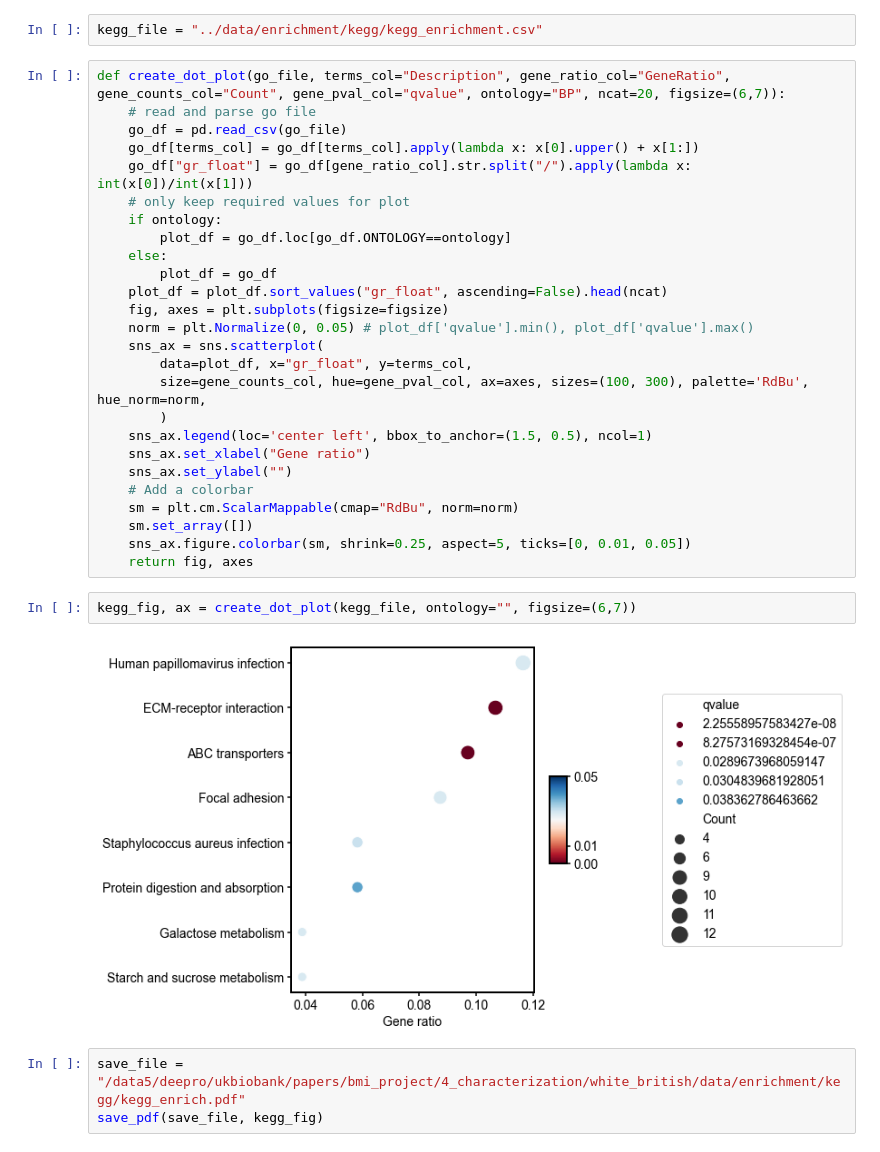
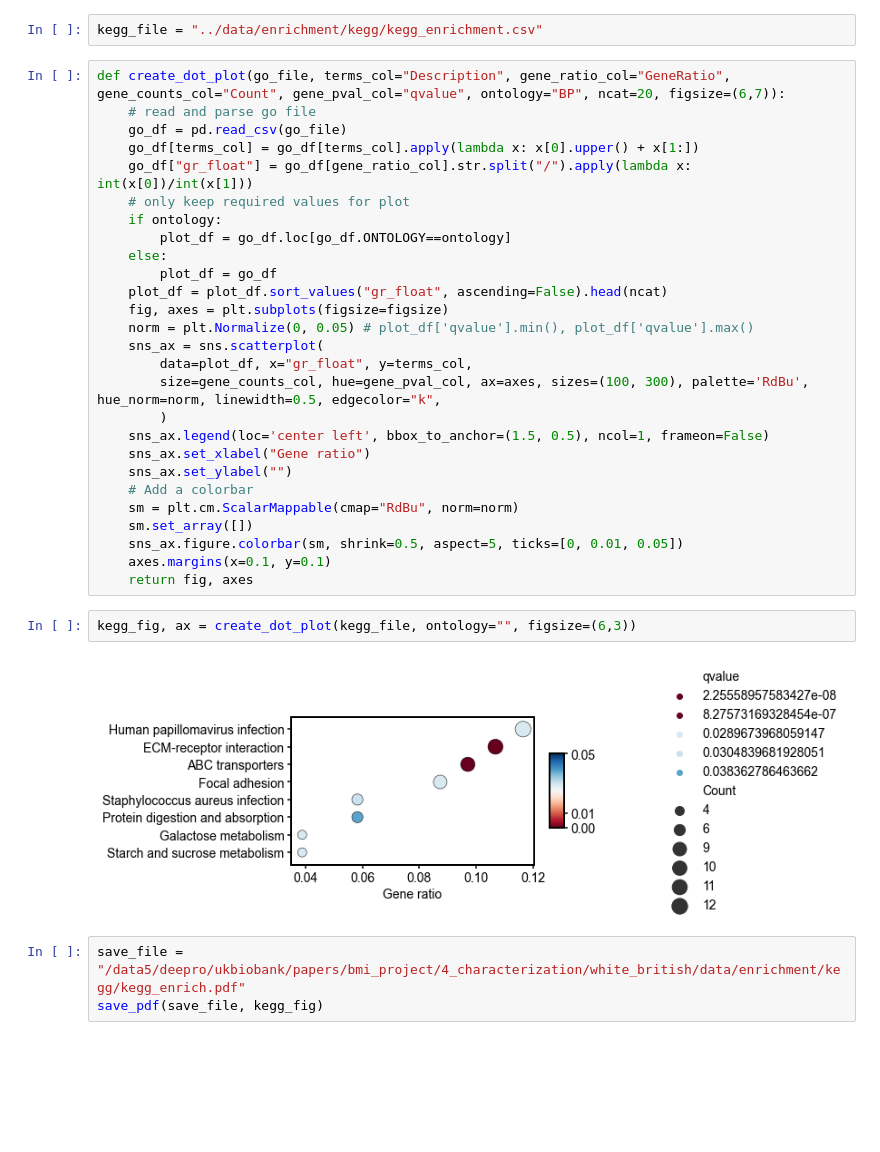
Before and after one commit to deeprob/ukb_bmi, a Jupyter notebook: 4_characterization/white_british/notebooks/6c_kegg_enrichment.ipynb, the cells around one changed output. Drawn from its saved outputs; the diff is of its cells as text; blank space fills up the shorter version.

```diff
--- a/4_characterization/white_british/notebooks/6c_kegg_enrichment.ipynb
+++ b/4_characterization/white_british/notebooks/6c_kegg_enrichment.ipynb
@@ -36,20 +36,21 @@ def create_dot_plot(go_file, terms_col="Description", gene_ratio_col="GeneRatio"
     norm = plt.Normalize(0, 0.05) # plot_df['qvalue'].min(), plot_df['qvalue'].max()
     sns_ax = sns.scatterplot(
         data=plot_df, x="gr_float", y=terms_col,
-        size=gene_counts_col, hue=gene_pval_col, ax=axes, sizes=(100, 300), palette='RdBu', hue_norm=norm,
+        size=gene_counts_col, hue=gene_pval_col, ax=axes, sizes=(100, 300), palette='RdBu', hue_norm=norm, linewidth=0.5, edgecolor="k",
         )
-    sns_ax.legend(loc='center left', bbox_to_anchor=(1.5, 0.5), ncol=1)
+    sns_ax.legend(loc='center left', bbox_to_anchor=(1.5, 0.5), ncol=1, frameon=False)
     sns_ax.set_xlabel("Gene ratio")
     sns_ax.set_ylabel("")
     # Add a colorbar
     sm = plt.cm.ScalarMappable(cmap="RdBu", norm=norm)
     sm.set_array([])
-    sns_ax.figure.colorbar(sm, shrink=0.25, aspect=5, ticks=[0, 0.01, 0.05])
+    sns_ax.figure.colorbar(sm, shrink=0.5, aspect=5, ticks=[0, 0.01, 0.05])
+    axes.margins(x=0.1, y=0.1)
     return fig, axes
 # %%
-kegg_fig, ax = create_dot_plot(kegg_file, ontology="", figsize=(6,7))
+kegg_fig, ax = create_dot_plot(kegg_file, ontology="", figsize=(6,3))
 # %% [output]
-[figure, old version]
+[figure, new version]
 # %%
 save_file = "/data5/deepro/ukbiobank/papers/bmi_project/4_characterization/white_british/data/enrichment/kegg/kegg_enrich.pdf"
 save_pdf(save_file, kegg_fig)
```
Also changed, not shown: 7 other files.
